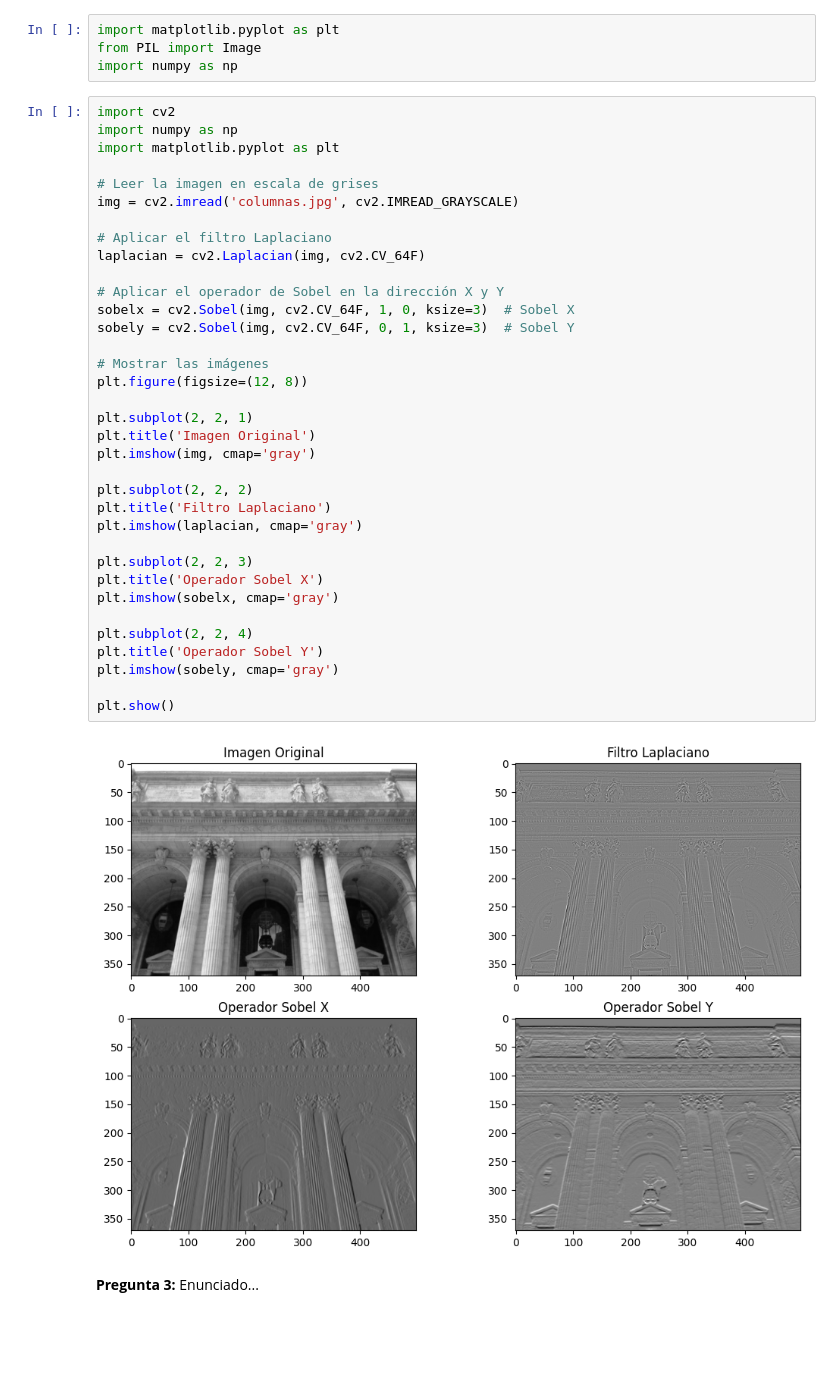
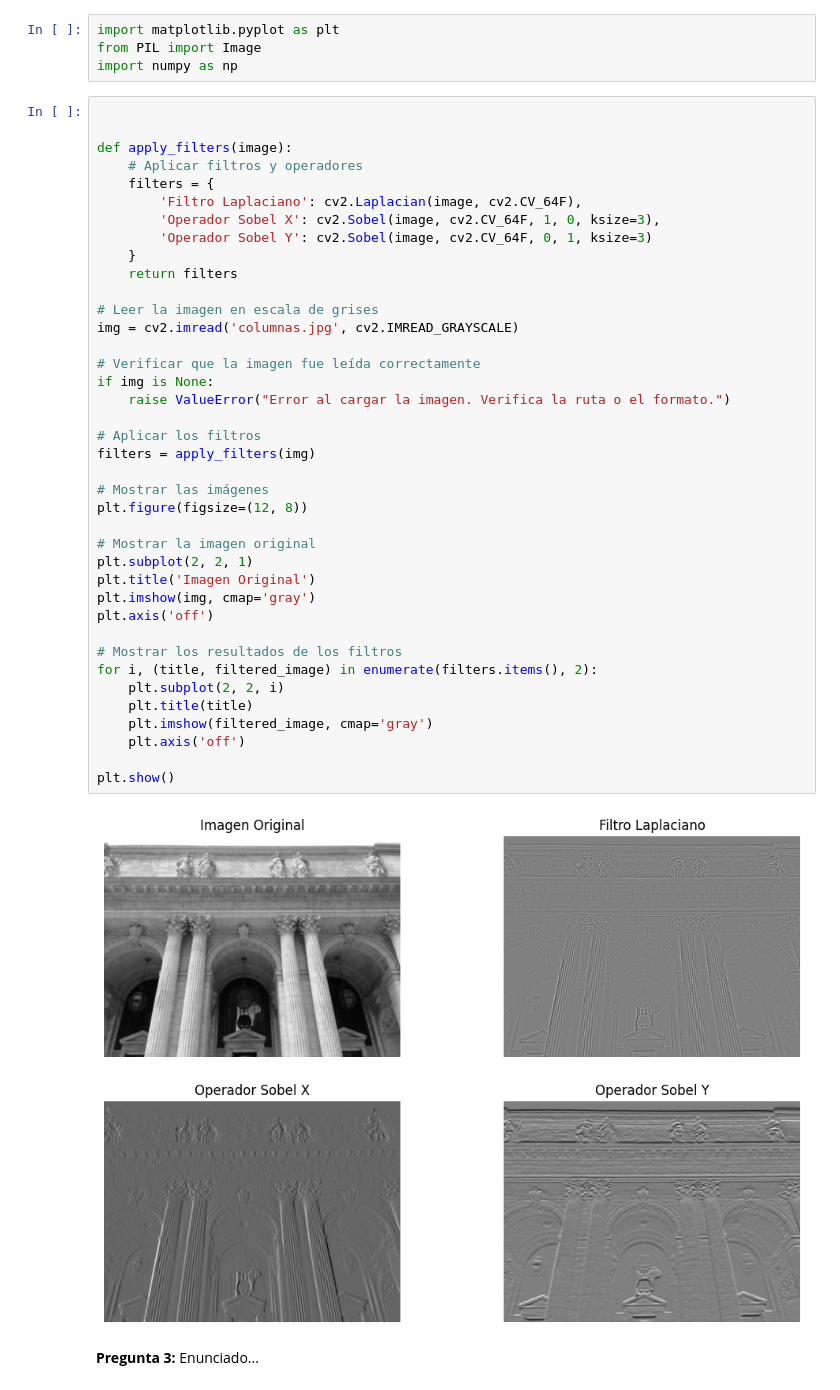
Before and after one commit to Felipe-V13/Procesamiento-de-Imagenes-Digitales, a Jupyter notebook: Tareas cortas bloque 2/parte2_pregunta2_3_4_5/tareas_cortas_bloque2.ipynb, the cells around one changed output. Drawn from its saved outputs; the diff is of its cells as text; blank space fills up the shorter version.

```diff
--- a/Tareas cortas bloque 2/parte2_pregunta2_3_4_5/tareas_cortas_bloque2.ipynb
+++ b/Tareas cortas bloque 2/parte2_pregunta2_3_4_5/tareas_cortas_bloque2.ipynb
@@ -15,42 +15,46 @@ import matplotlib.pyplot as plt
 from PIL import Image
 import numpy as np
 # %%
-import cv2
-import numpy as np
-import matplotlib.pyplot as plt
+
+
+def apply_filters(image):
+    # Aplicar filtros y operadores
+    filters = {
+        'Filtro Laplaciano': cv2.Laplacian(image, cv2.CV_64F),
+        'Operador Sobel X': cv2.Sobel(image, cv2.CV_64F, 1, 0, ksize=3),
+        'Operador Sobel Y': cv2.Sobel(image, cv2.CV_64F, 0, 1, ksize=3)
+    }
+    return filters
 
 # Leer la imagen en escala de grises
 img = cv2.imread('columnas.jpg', cv2.IMREAD_GRAYSCALE)
 
-# Aplicar el filtro Laplaciano
-laplacian = cv2.Laplacian(img, cv2.CV_64F)
+# Verificar que la imagen fue leída correctamente
+if img is None:
+    raise ValueError("Error al cargar la imagen. Verifica la ruta o el formato.")
 
-# Aplicar el operador de Sobel en la dirección X y Y
-sobelx = cv2.Sobel(img, cv2.CV_64F, 1, 0, ksize=3)  # Sobel X
-sobely = cv2.Sobel(img, cv2.CV_64F, 0, 1, ksize=3)  # Sobel Y
+# Aplicar los filtros
+filters = apply_filters(img)
 
 # Mostrar las imágenes
 plt.figure(figsize=(12, 8))
 
+# Mostrar la imagen original
 plt.subplot(2, 2, 1)
 plt.title('Imagen Original')
 plt.imshow(img, cmap='gray')
+plt.axis('off')
 
-plt.subplot(2, 2, 2)
-plt.title('Filtro Laplaciano')
-plt.imshow(laplacian, cmap='gray')
-
-plt.subplot(2, 2, 3)
-plt.title('Operador Sobel X')
-plt.imshow(sobelx, cmap='gray')
-
-plt.subplot(2, 2, 4)
-plt.title('Operador Sobel Y')
-plt.imshow(sobely, cmap='gray')
+# Mostrar los resultados de los filtros
+for i, (title, filtered_image) in enumerate(filters.items(), 2):
+    plt.subplot(2, 2, i)
+    plt.title(title)
+    plt.imshow(filtered_image, cmap='gray')
+    plt.axis('off')
 
 plt.show()
 # %% [output]
-[figure, old version]
+[figure, new version]
 # %% [markdown]
 <p><strong>Pregunta 3:</strong> Enunciado...</p>
 # %%
```
Also changed, not shown: parts of 1 cell of this notebook.
